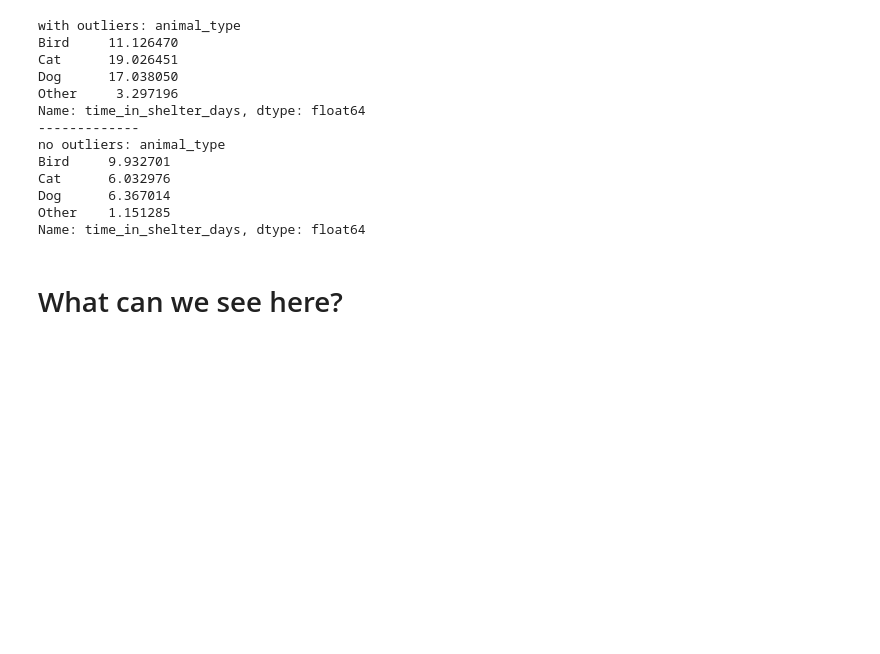
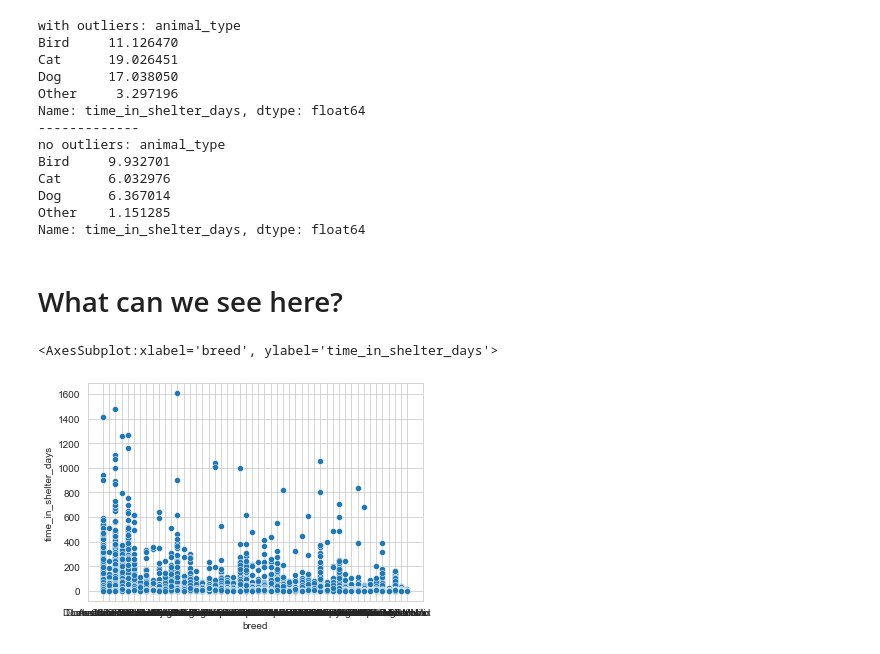
Before and after one commit to NicolasSpettel/Mid-Project, a Jupyter notebook: Mid-Project.ipynb, the cells around one changed output. Cells and saved outputs as stored; diff of their text form; code cells hidden in the pictures; blank space fills up the shorter version.

```diff
--- a/Mid-Project.ipynb
+++ b/Mid-Project.ipynb
@@ -263,5 +241,3 @@ Cat      6.032976
 Dog      6.367014
 Other    1.151285
 Name: time_in_shelter_days, dtype: float64
-# %% [markdown]
-# What can we see here?
@@ -274,0 +244,7 @@ Name: time_in_shelter_days, dtype: float64
+# %% [markdown]
+# What can we see here?
+# %%
+sns.scatterplot(x="breed", y="time_in_shelter_days", data=data)
+# %% [output]
+<AxesSubplot:xlabel='breed', ylabel='time_in_shelter_days'>
+[figure, added]
```
Also changed, not shown: parts of 41 cells of this notebook.
